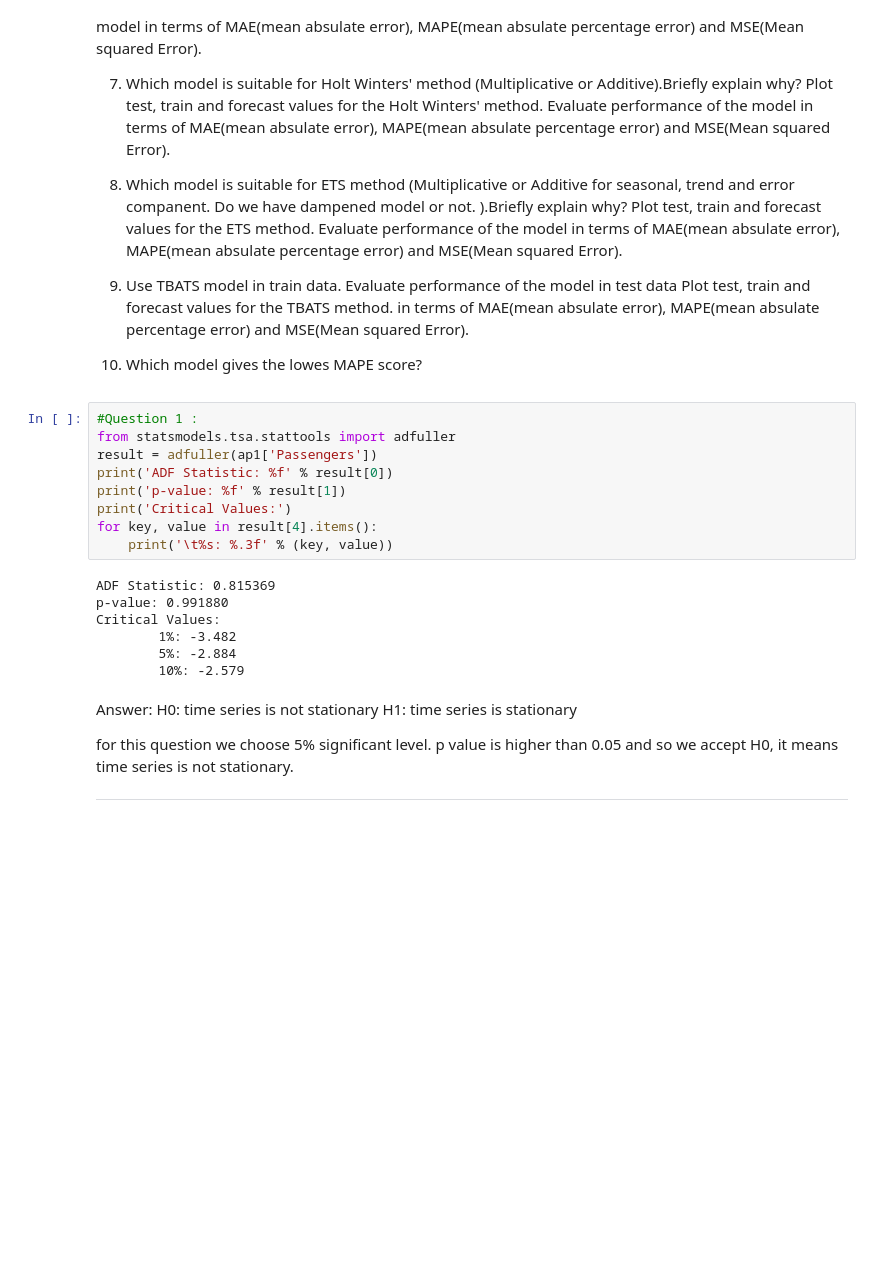
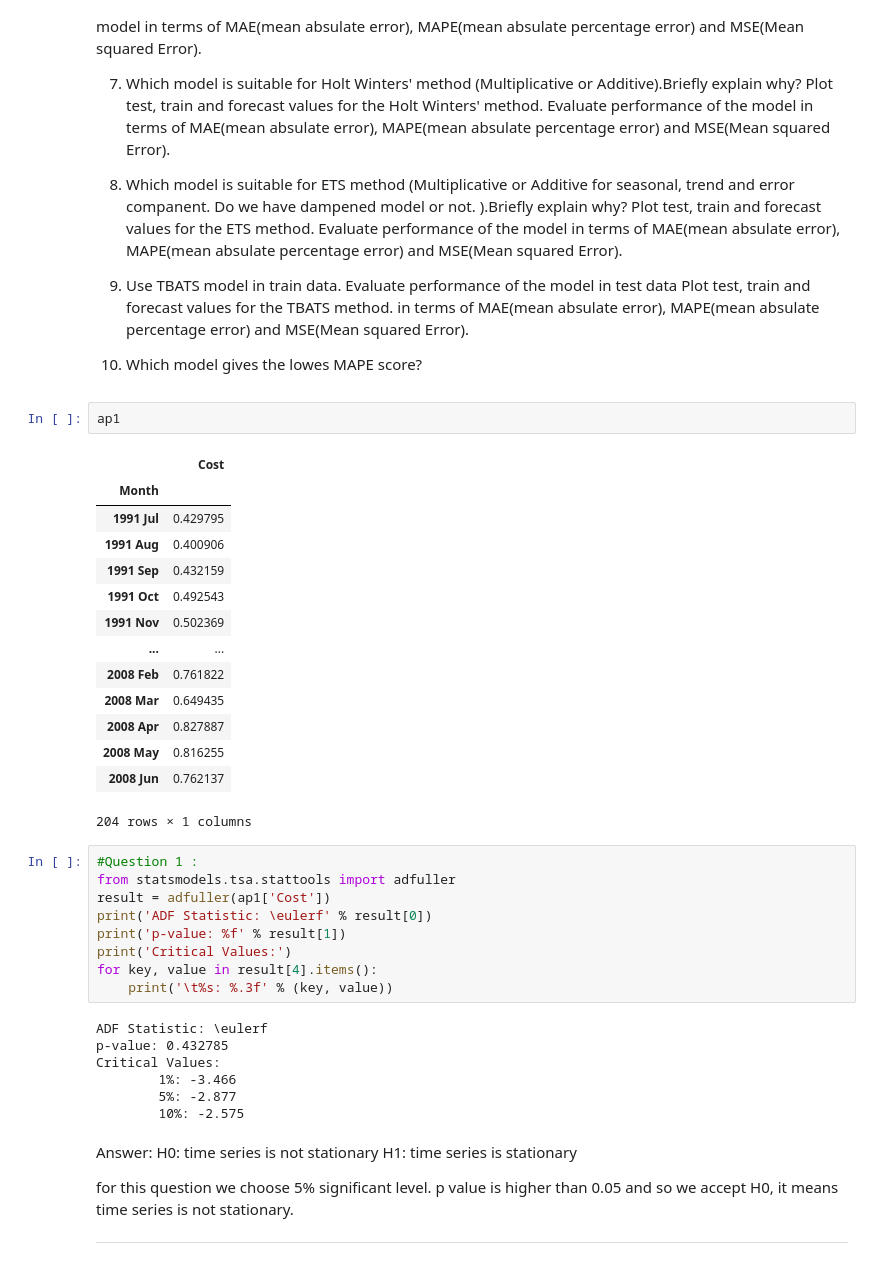
Before and after one commit to ARMammadli/data_science_course_homeworks, a Jupyter notebook: Homework8.ipynb, the cells around one changed output. Saved outputs shown, nothing was run; the diff lists cells and outputs as text; blank space fills up the shorter version.

```diff
--- a/Homework8.ipynb
+++ b/Homework8.ipynb
@@ -51,22 +51,39 @@ dataset.Write hypothesis. What is your conclusion at 5% siginifance level?
 9) Use TBATS model in train data.  Evaluate performance of the model in test data Plot test, train and forecast values for the TBATS  method. in terms of MAE(mean absulate error), MAPE(mean absulate percentage error) and MSE(Mean squared Error).
 
 10) Which model gives the lowes MAPE score?
+# %%
+ap1
+# %% [output]
+|  | Cost |
+| Month |  |
+| 1991 Jul | 0.429795 |
+| 1991 Aug | 0.400906 |
+| 1991 Sep | 0.432159 |
+| 1991 Oct | 0.492543 |
+| 1991 Nov | 0.502369 |
+| ... | ... |
+| 2008 Feb | 0.761822 |
+| 2008 Mar | 0.649435 |
+| 2008 Apr | 0.827887 |
+| 2008 May | 0.816255 |
+| 2008 Jun | 0.762137 |
+204 rows × 1 columns
 # %%
 #Question 1 :
 from statsmodels.tsa.stattools import adfuller
-result = adfuller(ap1['Passengers'])
-print('ADF Statistic: %f' % result[0])
+result = adfuller(ap1['Cost'])
+print('ADF Statistic: \eulerf' % result[0])
 print('p-value: %f' % result[1])
 print('Critical Values:')
 for key, value in result[4].items():
 	print('\t%s: %.3f' % (key, value))
 # %% [output]
-ADF Statistic: 0.815369
-p-value: 0.991880
+ADF Statistic: \eulerf
+p-value: 0.432785
 Critical Values:
-        1%: -3.482
-        5%: -2.884
-        10%: -2.579
+        1%: -3.466
+        5%: -2.877
+        10%: -2.575
 # %% [markdown]
 Answer:
 H0: time series is not stationary
```
Also changed, not shown: parts of 2 cells of this notebook.
